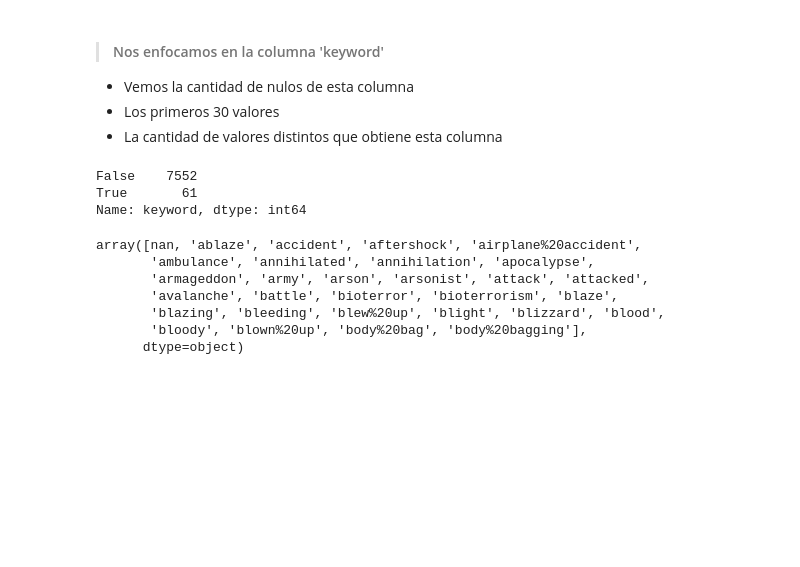
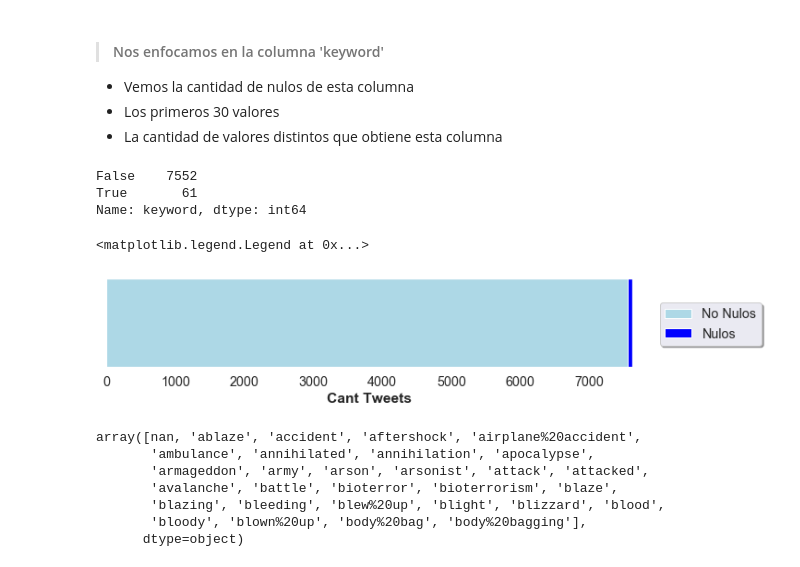
Before and after one commit to freedocx/CovidNPLDisaster, a Jupyter notebook: Arnold/Analysis.ipynb, the cells around one changed output. Saved outputs shown, nothing was run; the diff lists cells and outputs as text; code cells hidden in the pictures; blank space fills up the shorter version.

Commit message:
Se suben gráficos de comparacion entre tweets verdaderos y falsos

```diff
--- a/Arnold/Analysis.ipynb
+++ b/Arnold/Analysis.ipynb
@@ -47,11 +47,32 @@ df.describe()
 * Los primeros 30 valores
 * La cantidad de valores distintos que obtiene esta columna
 # %%
-df.keyword.isna().value_counts()
+sNulos = df.keyword.isna().value_counts()
+sNulos
 # %% [output]
 False    7552
 True       61
 Name: keyword, dtype: int64
+# %%
+lenNotNan = sNulos.values[0]
+lenNan = sNulos.values[1]
+
+fsize = (10,2)
+fig, ax = plt.subplots(figsize=fsize, constrained_layout=True)
+plt.margins(0)
+barWidth = 1
+
+ax.barh([''], [lenNotNan], color='lightblue', edgecolor='white', height =barWidth, label='No Nulos')
+ax.barh([''], [lenNan], left=[lenNotNan], color='blue', edgecolor='white', height =barWidth, label='Nulos')
+#ax.set_title("Keywords Comunes vs distintas", fontsize=30)
+ax.set_xlabel('Cant Tweets',fontweight='bold')
+ax.set_ylabel('',fontweight='bold')
+
+chartBox = ax.get_position()
+ax.legend(loc='upper center', bbox_to_anchor=(1.15, 0.8), shadow=True, ncol=1)
+# %% [output]
+<matplotlib.legend.Legend at 0x...>
+[figure, added]
 # %%
 df.keyword.unique()[:30]
 # %% [output]
```
Also changed, not shown: parts of 7 cells of this notebook.
